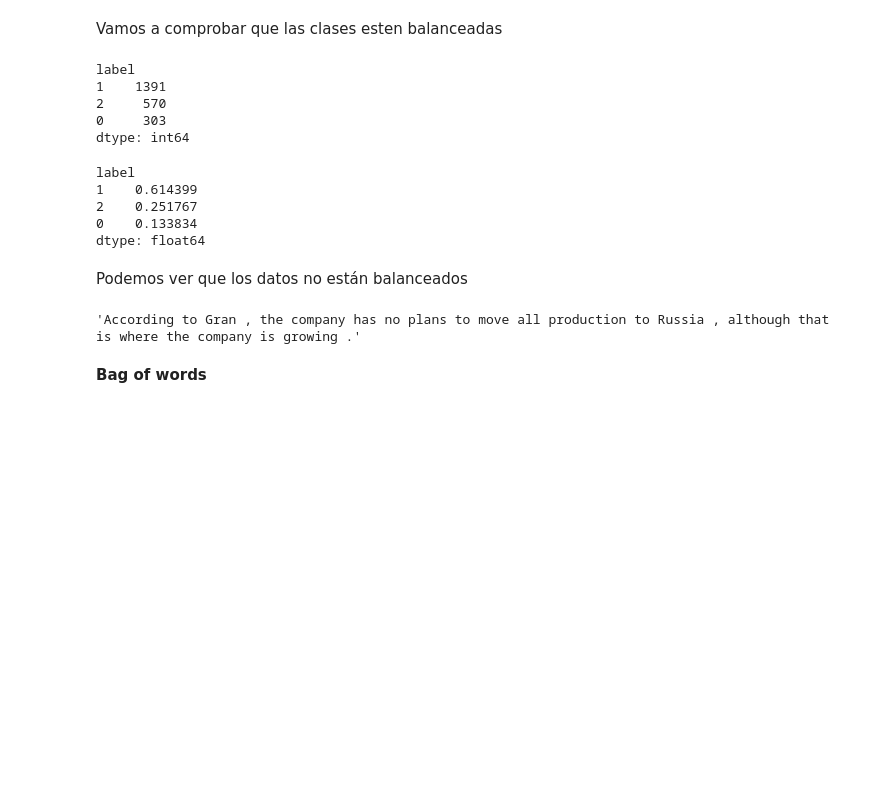
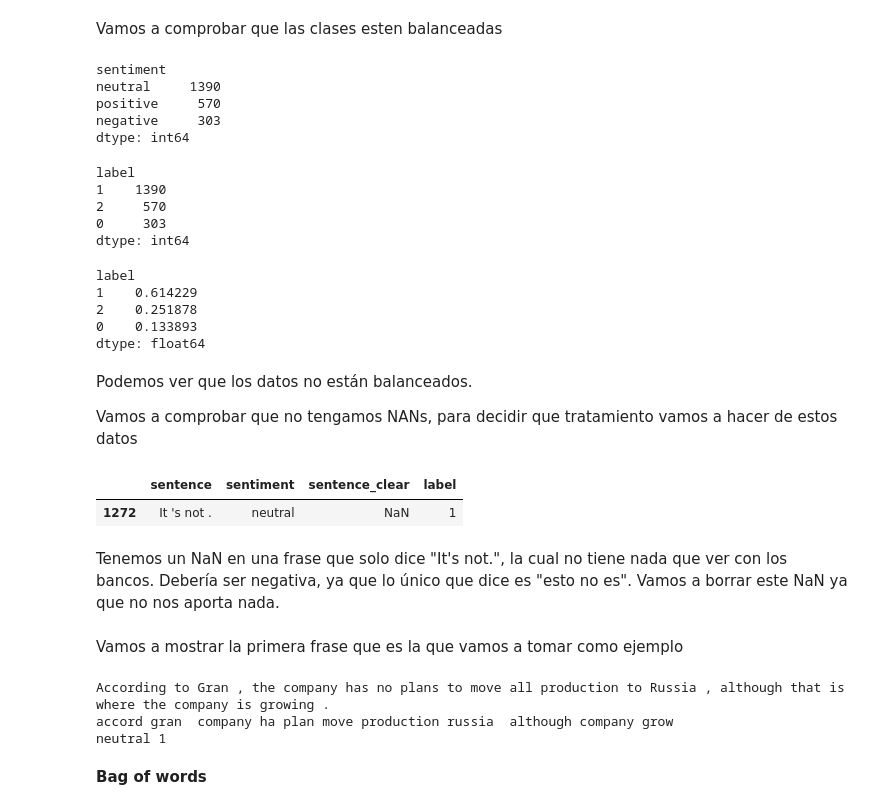
Before and after one commit to Ardark27/nlp_recomendadores, a Jupyter notebook: ejercicio_1_2.ipynb, the cells around one changed output. Saved outputs shown, nothing was run; the diff lists cells and outputs as text; code cells hidden in the pictures; blank space fills up the shorter version.

```diff
--- a/ejercicio_1_2.ipynb
+++ b/ejercicio_1_2.ipynb
@@ -15,10 +9,22 @@ dataset_df = dataset.to_pandas()
+# %%
+dataset_df = pd.read_csv('Sentences_AllAgree.csv',header=None)
+# %%
+dataset_df.columns = ['sentence', 'sentiment', 'sentence_clear', 'label']
 # %% [markdown]
 Vamos a comprobar que las clases esten balanceadas
+# %%
+dataset_df.value_counts('sentiment')
+# %% [output]
+sentiment
+neutral     1390
+positive     570
+negative     303
+dtype: int64
 # %%
 dataset_df.value_counts('label')
 # %% [output]
 label
-1    1391
+1    1390
 2     570
 0     303
 dtype: int64
@@ -26,13 +32,18 @@ dtype: int64
 dataset_df.value_counts('label')/dataset_df.value_counts('label').sum()
 # %% [output]
 label
-1    0.614399
-2    0.251767
-0    0.133834
+1    0.614229
+2    0.251878
+0    0.133893
 dtype: float64
 # %% [markdown]
-Podemos ver que los datos no están balanceados
+Podemos ver que los datos no están balanceados.
+
+Vamos a comprobar que no tengamos NANs, para decidir que tratamiento vamos a hacer de estos datos
-# %%
-dataset_df.sentence[0]
-# %% [output]
-'According to Gran , the company has no plans to move all production to Russia , although that is where the company is growing .'
+# %%
+dataset_df[dataset_df.sentence_clear.isna()]
+# %% [output]
+|  | sentence | sentiment | sentence_clear | label |
+| 1272 | It 's not . | neutral | NaN | 1 |
+# %% [markdown]
+Tenemos un NaN en una frase que solo dice "It's not.", la cual no tiene nada que ver con los bancos. Debería ser negativa, ya que lo único que dice es "esto no es". Vamos a borrar este NaN ya que no nos aporta nada.
@@ -39,3 +52,14 @@ dataset_df.sentence[0]
+# %% [markdown]
+
+Vamos a mostrar la primera frase que es la que vamos a tomar como ejemplo
+# %%
+print(dataset_df.sentence[0])
+print(dataset_df.sentence_clear[0])
+print(dataset_df.sentiment[0],dataset_df.label[0])
+# %% [output]
+According to Gran , the company has no plans to move all production to Russia , although that is where the company is growing .
+accord gran  company ha plan move production russia  although company grow
+neutral 1
 # %% [markdown]
 **Bag of words**
 # %%
```
Also changed, not shown: parts of 11 cells of this notebook, 2 other files.
